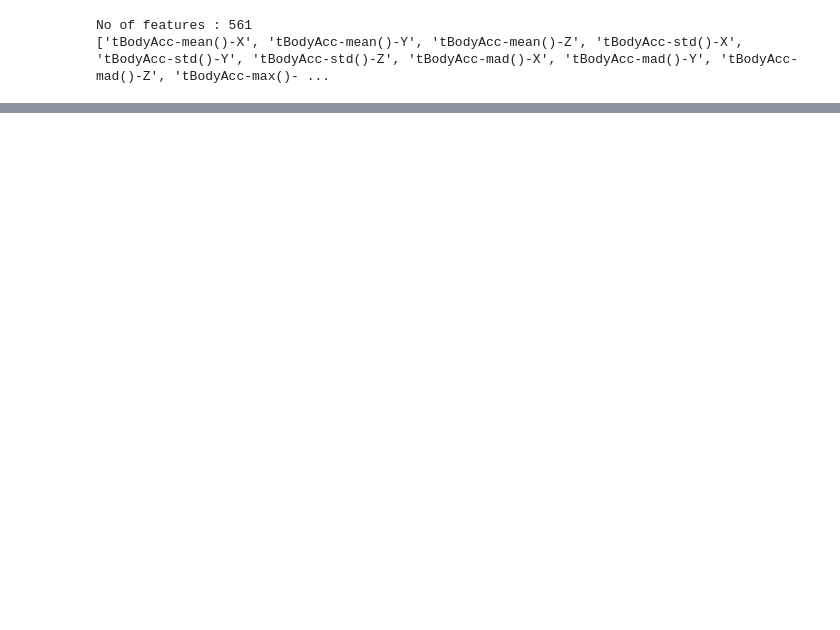
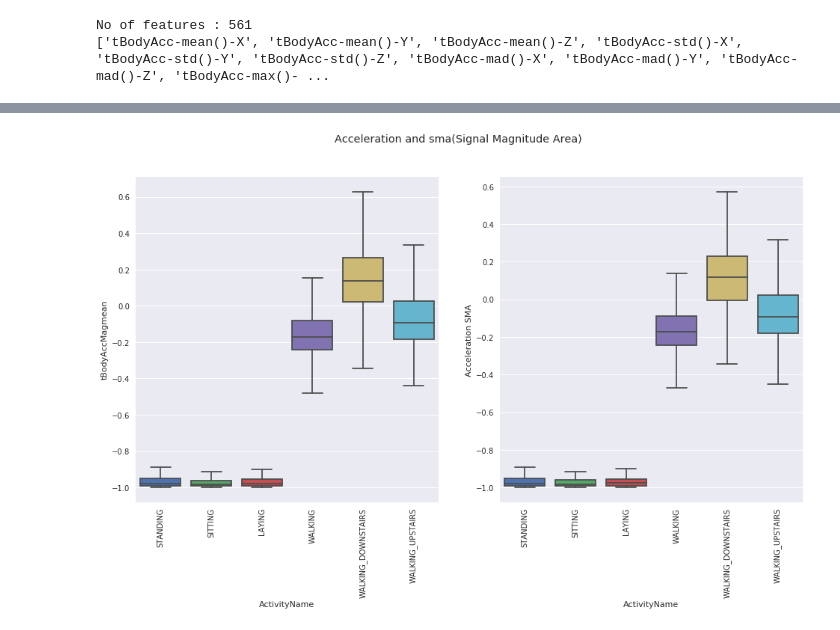
Before and after one commit to ramsane/HumanActivityRecognition, a Jupyter notebook: HAR_EDA.ipynb, the cells around one changed output, grey strips where cells are left out. Saved outputs shown, nothing was run; the diff lists cells and outputs as text; code cells hidden in the pictures; blank space fills up the shorter version.

```diff
--- a/HAR_EDA.ipynb
+++ b/HAR_EDA.ipynb
@@ -45,0 +159,19 @@ y_train.head()
+# %%
+from matplotlib import gridspec
+
+fig = plt.figure(figsize=(16,8))
+fig.suptitle('Acceleration and sma(Signal Magnitude Area)')
+gs = gridspec.GridSpec(1,2)
+
+plt.subplot(gs[0])
+sns.boxplot(x='ActivityName', y='tBodyAccMagmean',data=train, showfliers=False, saturation=1)
+plt.xticks(rotation=90)
+
+
+plt.subplot(gs[1])
+sns.boxplot(x='ActivityName', y='tBodyAccsma',data=train, showfliers=False, saturation=1)
+plt.ylabel('Acceleration SMA')
+plt.xticks(rotation=90)
+plt.show()
+# %% [output]
+[figure, added]
```
Also changed, not shown: parts of 30 cells of this notebook, 3 other files.
